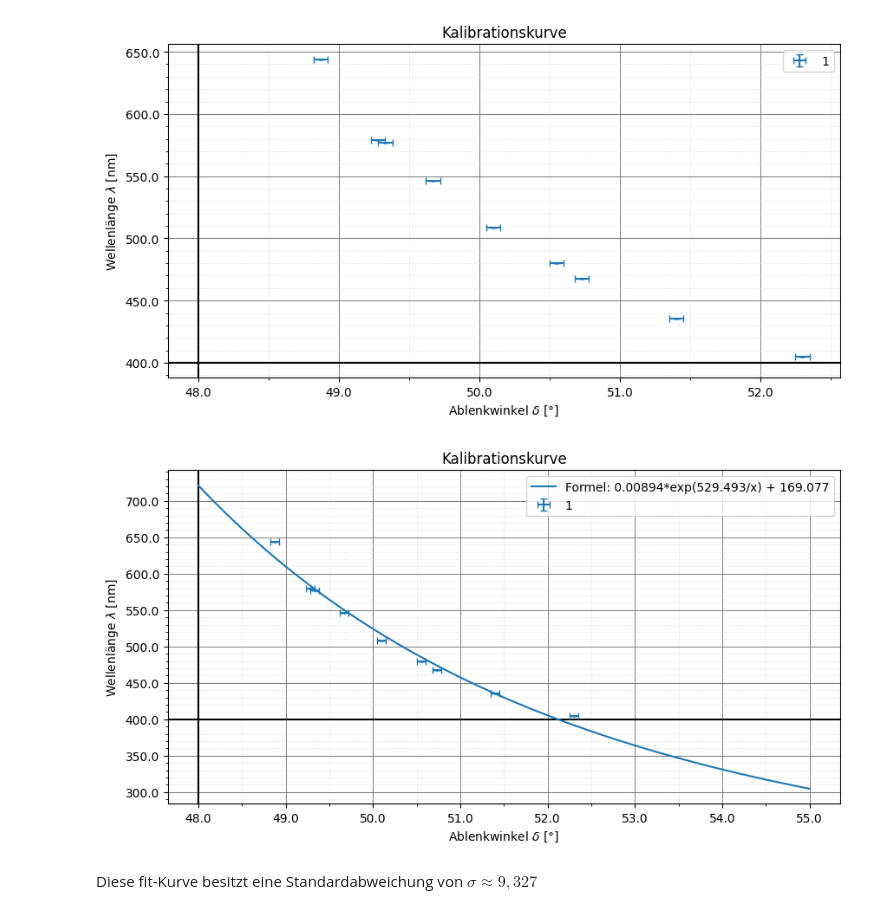
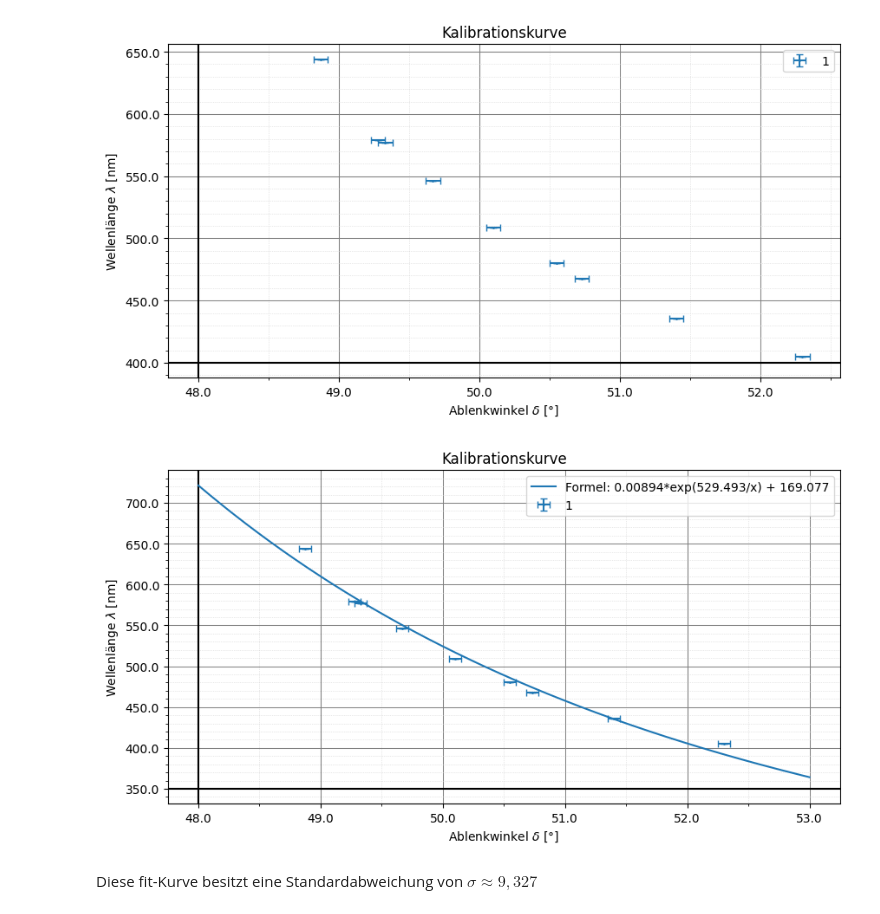
Before and after one commit to Patrixon0/data-analysis-plotting-tool, a Jupyter notebook: P3/Jannis_Dejan/366/366_main.ipynb, the cells around one changed output. Saved outputs shown, nothing was run; the diff lists cells and outputs as text; code cells hidden in the pictures.

```diff
--- a/P3/Jannis_Dejan/366/366_main.ipynb
+++ b/P3/Jannis_Dejan/366/366_main.ipynb
@@ -111,28 +111,28 @@ geraden_fit('c_mess_calc_rounded_plot.csv', title='Kalibrationskurve', y_label=r
 # %%
 # Definiere die Symbole für die Formel
 a, b, c, x = sp.symbols('a b c x')
 var_names = [a, b, c, x]
 
 # Definiere die Formel
 formula = [a*sp.exp(b/x)+c]
 
 # Definiere die Werte für die Variablen
 values = [0.00894,529.493,169.077]
 
 # Erstelle eine angepasste Konfiguration
 config = config_1
 config.plot_formula = True
 config.formula = formula
 config.var_names = var_names
 config.formula_values = values
-config.formula_x_range = (48, 55)
+config.formula_x_range = (48, 53)
 
 # Führe geraden_fit mit der angepassten Konfiguration aus
 geraden_fit('c_mess_calc_rounded_plot.csv', config, plot_formula=True, title='Kalibrationskurve', y_label=r'Wellenlänge $\lambda$ [nm]', x_label=r'Ablenkwinkel $\delta$ [°]',
-			 y_axis=48, x_axis=400, linear_fit=False, focus_point=False,
+			 y_axis=48, x_axis=350, linear_fit=False, focus_point=False,
 			y_major_ticks=50, y_minor_ticks=10, x_major_ticks=1, x_minor_ticks=0.5, save=True, )
 # %% [output]
-[figure, old version]
+[figure, new version]
 # %% [markdown]
 Diese fit-Kurve besitzt eine Standardabweichung von $\sigma \approx 9,327$
 # %% [markdown]
```
Also changed, not shown: parts of 2 cells of this notebook, 5 other files.
